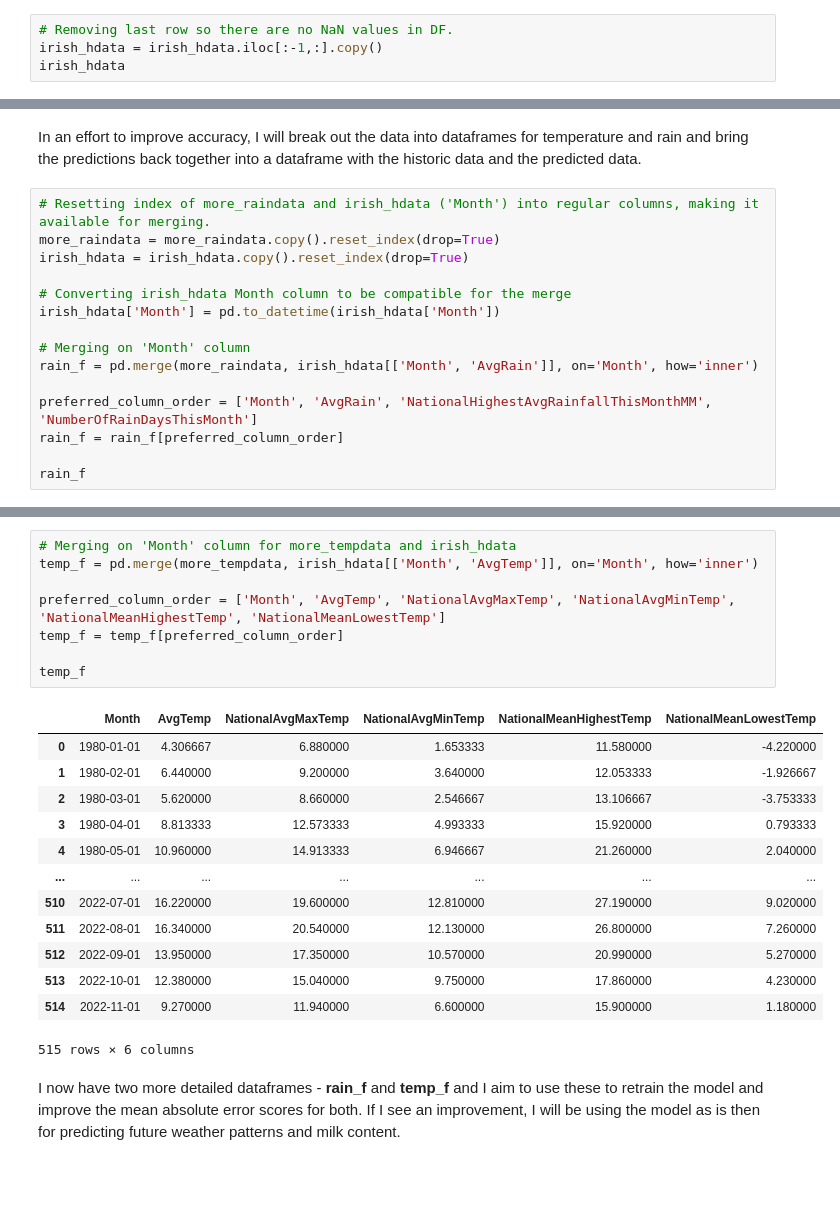
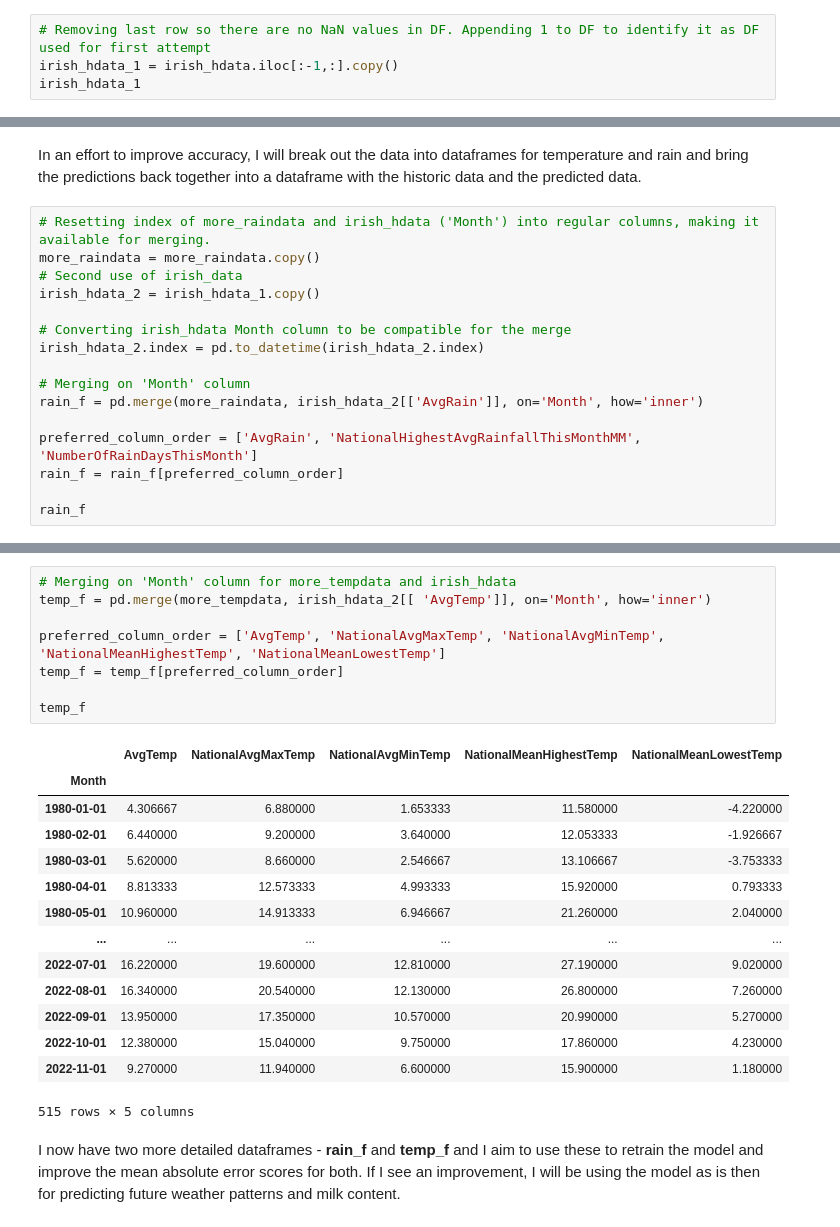
Before and after one commit to turps-pc90/PfDA_Assignment, a Jupyter notebook: PfDA_Assignment.ipynb, the cells around one changed output, grey strips where cells are left out. Cells and saved outputs as stored; diff of their text form; blank space fills up the shorter version.

```diff
--- a/PfDA_Assignment.ipynb
+++ b/PfDA_Assignment.ipynb
@@ -821,9 +821,9 @@ irish_hdata
 # %% [markdown]
 You see above that there is no target values for last row as we do not have January 2023 data to utilise. I will remove this row by using iloc function.
 # %%
-# Removing last row so there are no NaN values in DF.
-irish_hdata = irish_hdata.iloc[:-1,:].copy()
-irish_hdata
+# Removing last row so there are no NaN values in DF. Appending 1 to DF to identify it as DF used for first attempt
+irish_hdata_1 = irish_hdata.iloc[:-1,:].copy()
+irish_hdata_1
 # %% [output]
 |  | AvgRain | AvgTemp | AvgFatPCT | AvgProteinPCT | Rain_Target | Temp_Target | Fat_Target | Protein_Target |
 | Month |  |  |  |  |  |  |  |  |
@@ -1031,16 +1038,17 @@ more_tempdata = pd.merge(national_avg_max, pd.merge(national_avg_min, pd.merge(n
 In an effort to improve accuracy, I will break out the data into dataframes for temperature and rain and bring the predictions back together into a dataframe with the historic data and the predicted data.
 # %%
 # Resetting index of more_raindata and irish_hdata ('Month') into regular columns, making it available for merging.
-more_raindata = more_raindata.copy().reset_index(drop=True)
-irish_hdata = irish_hdata.copy().reset_index(drop=True)
+more_raindata = more_raindata.copy()
+# Second use of irish_data
+irish_hdata_2 = irish_hdata_1.copy()
 
 # Converting irish_hdata Month column to be compatible for the merge
-irish_hdata['Month'] = pd.to_datetime(irish_hdata['Month'])
+irish_hdata_2.index = pd.to_datetime(irish_hdata_2.index)
 
 # Merging on 'Month' column
-rain_f = pd.merge(more_raindata, irish_hdata[['Month', 'AvgRain']], on='Month', how='inner')
+rain_f = pd.merge(more_raindata, irish_hdata_2[['AvgRain']], on='Month', how='inner')
 
-preferred_column_order = ['Month', 'AvgRain', 'NationalHighestAvgRainfallThisMonthMM', 'NumberOfRainDaysThisMonth']
+preferred_column_order = ['AvgRain', 'NationalHighestAvgRainfallThisMonthMM', 'NumberOfRainDaysThisMonth']
 rain_f = rain_f[preferred_column_order]
 
 rain_f
@@ -1061,24 +1070,25 @@ rain_f
 # %%
 # Merging on 'Month' column for more_tempdata and irish_hdata
-temp_f = pd.merge(more_tempdata, irish_hdata[['Month', 'AvgTemp']], on='Month', how='inner')
+temp_f = pd.merge(more_tempdata, irish_hdata_2[[ 'AvgTemp']], on='Month', how='inner')
 
-preferred_column_order = ['Month', 'AvgTemp', 'NationalAvgMaxTemp', 'NationalAvgMinTemp', 'NationalMeanHighestTemp', 'NationalMeanLowestTemp']
+preferred_column_order = ['AvgTemp', 'NationalAvgMaxTemp', 'NationalAvgMinTemp', 'NationalMeanHighestTemp', 'NationalMeanLowestTemp']
 temp_f = temp_f[preferred_column_order]
 
 temp_f
 # %% [output]
-|  | Month | AvgTemp | NationalAvgMaxTemp | NationalAvgMinTemp | NationalMeanHighestTemp | NationalMeanLowestTemp |
-| 0 | 1980-01-01 | 4.306667 | 6.880000 | 1.653333 | 11.580000 | -4.220000 |
-| 1 | 1980-02-01 | 6.440000 | 9.200000 | 3.640000 | 12.053333 | -1.926667 |
-| 2 | 1980-03-01 | 5.620000 | 8.660000 | 2.546667 | 13.106667 | -3.753333 |
-| 3 | 1980-04-01 | 8.813333 | 12.573333 | 4.993333 | 15.920000 | 0.793333 |
-| 4 | 1980-05-01 | 10.960000 | 14.913333 | 6.946667 | 21.260000 | 2.040000 |
-| ... | ... | ... | ... | ... | ... | ... |
-| 510 | 2022-07-01 | 16.220000 | 19.600000 | 12.810000 | 27.190000 | 9.020000 |
-| 511 | 2022-08-01 | 16.340000 | 20.540000 | 12.130000 | 26.800000 | 7.260000 |
-| 512 | 2022-09-01 | 13.950000 | 17.350000 | 10.570000 | 20.990000 | 5.270000 |
-| 513 | 2022-10-01 | 12.380000 | 15.040000 | 9.750000 | 17.860000 | 4.230000 |
-| 514 | 2022-11-01 | 9.270000 | 11.940000 | 6.600000 | 15.900000 | 1.180000 |
+|  | AvgTemp | NationalAvgMaxTemp | NationalAvgMinTemp | NationalMeanHighestTemp | NationalMeanLowestTemp |
+| Month |  |  |  |  |  |
+| 1980-01-01 | 4.306667 | 6.880000 | 1.653333 | 11.580000 | -4.220000 |
+| 1980-02-01 | 6.440000 | 9.200000 | 3.640000 | 12.053333 | -1.926667 |
+| 1980-03-01 | 5.620000 | 8.660000 | 2.546667 | 13.106667 | -3.753333 |
+| 1980-04-01 | 8.813333 | 12.573333 | 4.993333 | 15.920000 | 0.793333 |
+| 1980-05-01 | 10.960000 | 14.913333 | 6.946667 | 21.260000 | 2.040000 |
+| ... | ... | ... | ... | ... | ... |
+| 2022-07-01 | 16.220000 | 19.600000 | 12.810000 | 27.190000 | 9.020000 |
+| 2022-08-01 | 16.340000 | 20.540000 | 12.130000 | 26.800000 | 7.260000 |
+| 2022-09-01 | 13.950000 | 17.350000 | 10.570000 | 20.990000 | 5.270000 |
+| 2022-10-01 | 12.380000 | 15.040000 | 9.750000 | 17.860000 | 4.230000 |
+| 2022-11-01 | 9.270000 | 11.940000 | 6.600000 | 15.900000 | 1.180000 |
-515 rows × 6 columns
+515 rows × 5 columns
 # %% [markdown]
 I now have two more detailed dataframes - **rain_f** and **temp_f** and I aim to use these to retrain the model and improve the mean absolute error scores for both. If I see an improvement, I will be using the model as is then for predicting future weather patterns and milk content.
```
Also changed, not shown: parts of 25 cells of this notebook, 1 other file.
